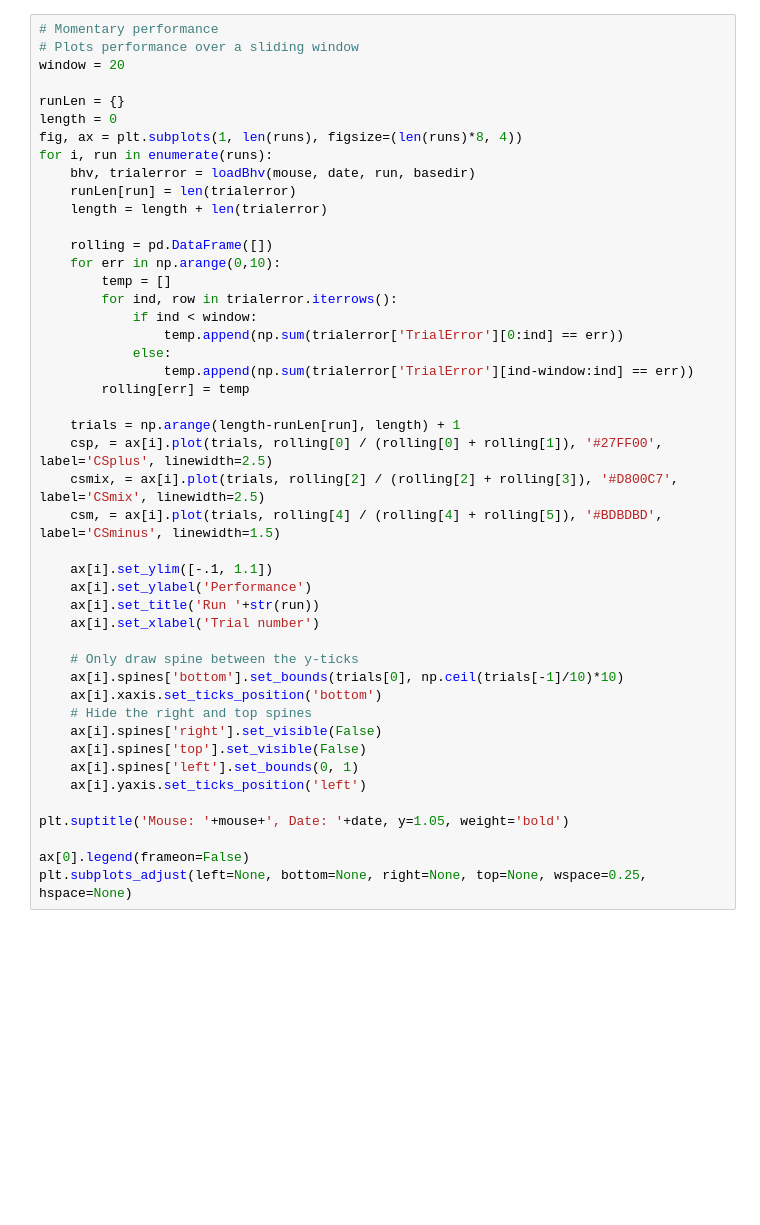
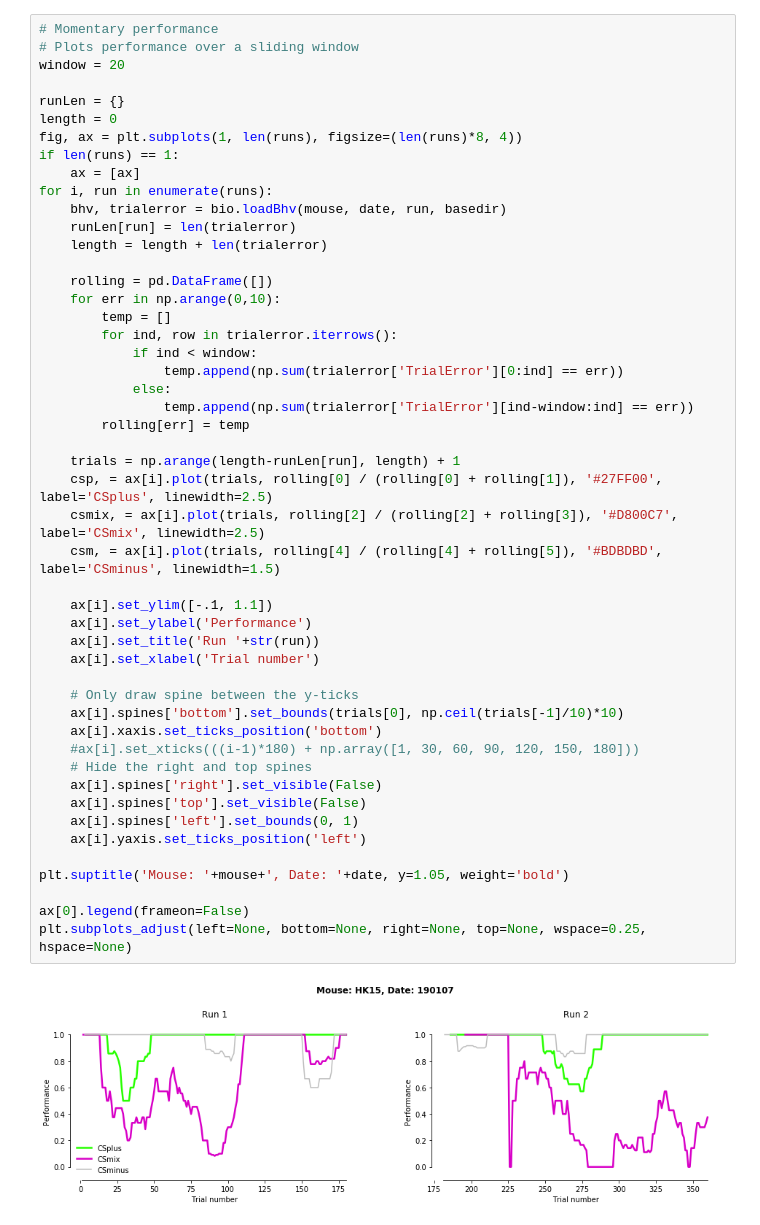
Before and after one commit to hkucukdereli/behavior, a Jupyter notebook: run_summary.ipynb, the cells around one changed output. Saved outputs shown, nothing was run; the diff lists cells and outputs as text; blank space fills up the shorter version.

```diff
--- a/run_summary.ipynb
+++ b/run_summary.ipynb
@@ -72,8 +69,10 @@ window = 20
 runLen = {}
 length = 0
 fig, ax = plt.subplots(1, len(runs), figsize=(len(runs)*8, 4))
+if len(runs) == 1:
+    ax = [ax]
 for i, run in enumerate(runs):
-    bhv, trialerror = loadBhv(mouse, date, run, basedir)
+    bhv, trialerror = bio.loadBhv(mouse, date, run, basedir)
     runLen[run] = len(trialerror)
     length = length + len(trialerror)
 
@@ -83,33 +82,36 @@ for i, run in enumerate(runs):
         for ind, row in trialerror.iterrows():
             if ind < window:
                 temp.append(np.sum(trialerror['TrialError'][0:ind] == err))
             else:
                 temp.append(np.sum(trialerror['TrialError'][ind-window:ind] == err))
         rolling[err] = temp
 
     trials = np.arange(length-runLen[run], length) + 1
     csp, = ax[i].plot(trials, rolling[0] / (rolling[0] + rolling[1]), '#27FF00', label='CSplus', linewidth=2.5)
     csmix, = ax[i].plot(trials, rolling[2] / (rolling[2] + rolling[3]), '#D800C7', label='CSmix', linewidth=2.5)
     csm, = ax[i].plot(trials, rolling[4] / (rolling[4] + rolling[5]), '#BDBDBD', label='CSminus', linewidth=1.5)
 
     ax[i].set_ylim([-.1, 1.1])
     ax[i].set_ylabel('Performance')
     ax[i].set_title('Run '+str(run))
     ax[i].set_xlabel('Trial number')
 
     # Only draw spine between the y-ticks
     ax[i].spines['bottom'].set_bounds(trials[0], np.ceil(trials[-1]/10)*10)
     ax[i].xaxis.set_ticks_position('bottom')
+    #ax[i].set_xticks(((i-1)*180) + np.array([1, 30, 60, 90, 120, 150, 180]))
     # Hide the right and top spines
     ax[i].spines['right'].set_visible(False)
     ax[i].spines['top'].set_visible(False)
     ax[i].spines['left'].set_bounds(0, 1)
     ax[i].yaxis.set_ticks_position('left')
 
 plt.suptitle('Mouse: '+mouse+', Date: '+date, y=1.05, weight='bold')
 
 ax[0].legend(frameon=False)
 plt.subplots_adjust(left=None, bottom=None, right=None, top=None, wspace=0.25, hspace=None)
+# %% [output]
+[figure, added]
 # %%
 ## Plots mean performance for runs over multiple mice
 # Needs mathcing runs
```
Also changed, not shown: parts of 5 cells of this notebook, 2 other files.
